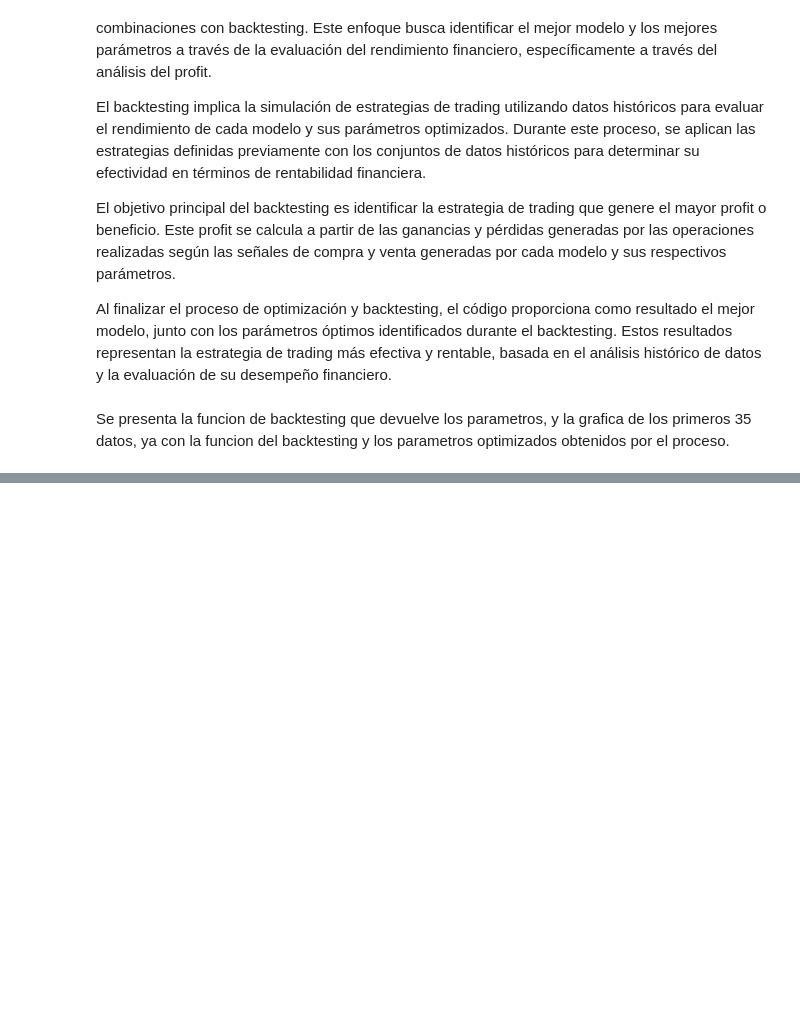
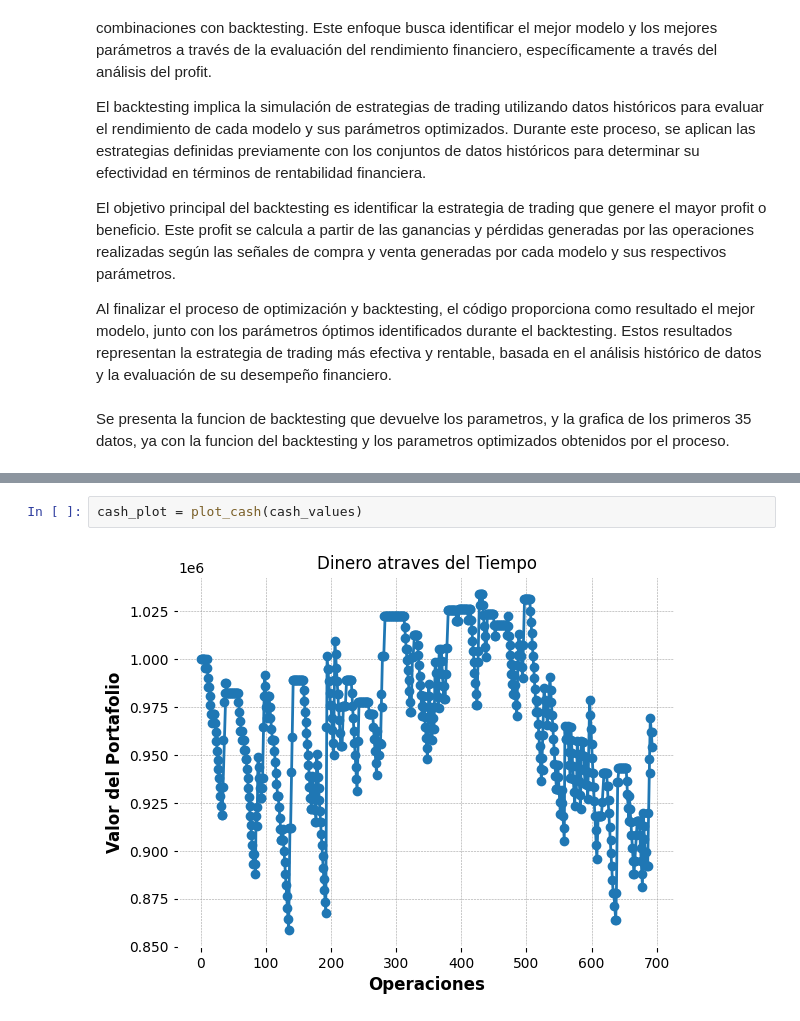
Before and after one commit to luciacrraz/Trading, a Jupyter notebook: Report_ML.ipynb, the cells around one changed output, grey strips where cells are left out. Drawn from its saved outputs; the diff is of its cells as text; blank space fills up the shorter version.

```diff
--- a/Report_ML.ipynb
+++ b/Report_ML.ipynb
@@ -135,0 +179,4 @@ NameError: name 'plot_operations_history' is not defined
+# %%
+cash_plot = plot_cash(cash_values)
+# %% [output]
+[figure, added]
```
Also changed, not shown: parts of 18 cells of this notebook.
